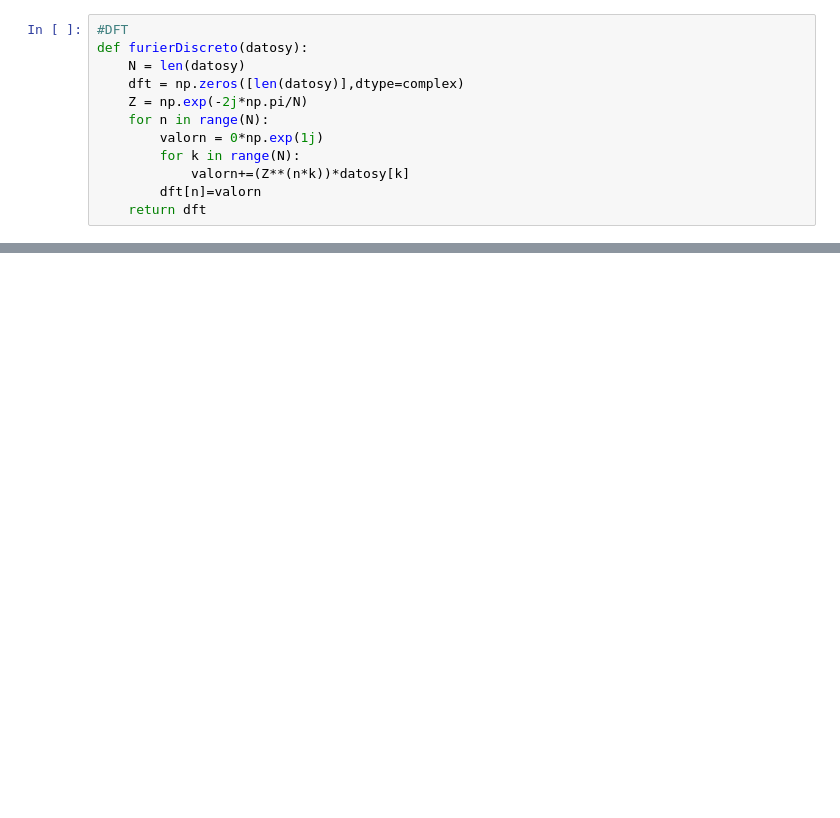
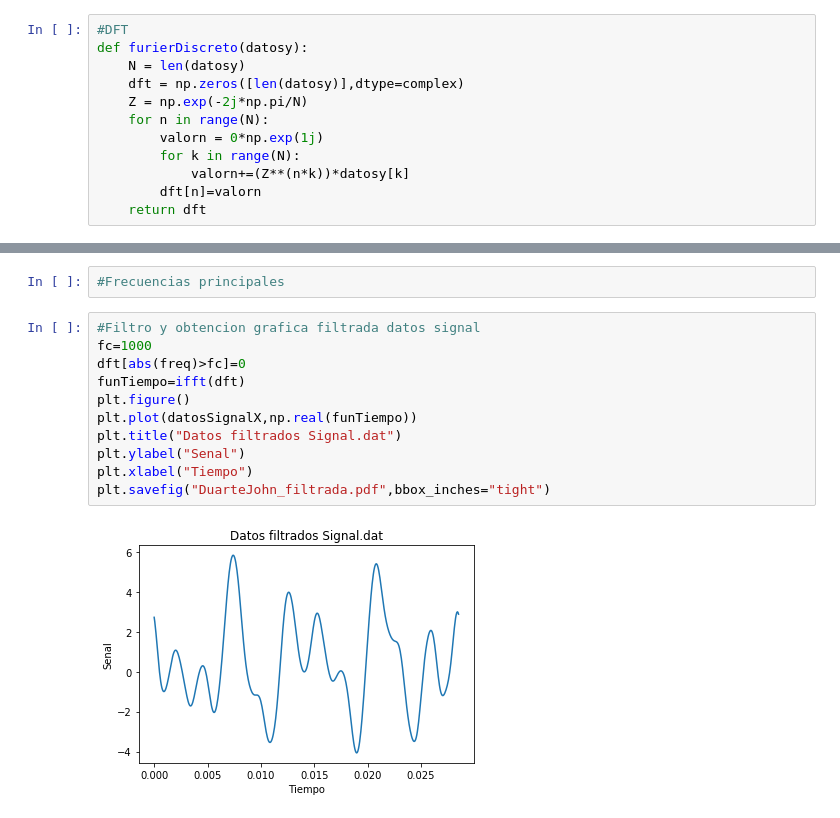
Before and after one commit to JADC362/MetodoTarea3, a Jupyter notebook: Furier.ipynb, the cells around one changed output, grey strips where cells are left out. Saved outputs shown, nothing was run; the diff lists cells and outputs as text; blank space fills up the shorter version.

```diff
--- a/Furier.ipynb
+++ b/Furier.ipynb
@@ -47,0 +52,15 @@ Se obtiene por implementacion propias las frecuencias
+# %%
+#Frecuencias principales
+# %%
+#Filtro y obtencion grafica filtrada datos signal
+fc=1000
+dft[abs(freq)>fc]=0
+funTiempo=ifft(dft)
+plt.figure()
+plt.plot(datosSignalX,np.real(funTiempo))
+plt.title("Datos filtrados Signal.dat")
+plt.ylabel("Senal")
+plt.xlabel("Tiempo")
+plt.savefig("DuarteJohn_filtrada.pdf",bbox_inches="tight")
+# %% [output]
+[figure, added]
```
Also changed, not shown: parts of 8 cells of this notebook, 1 other file.
